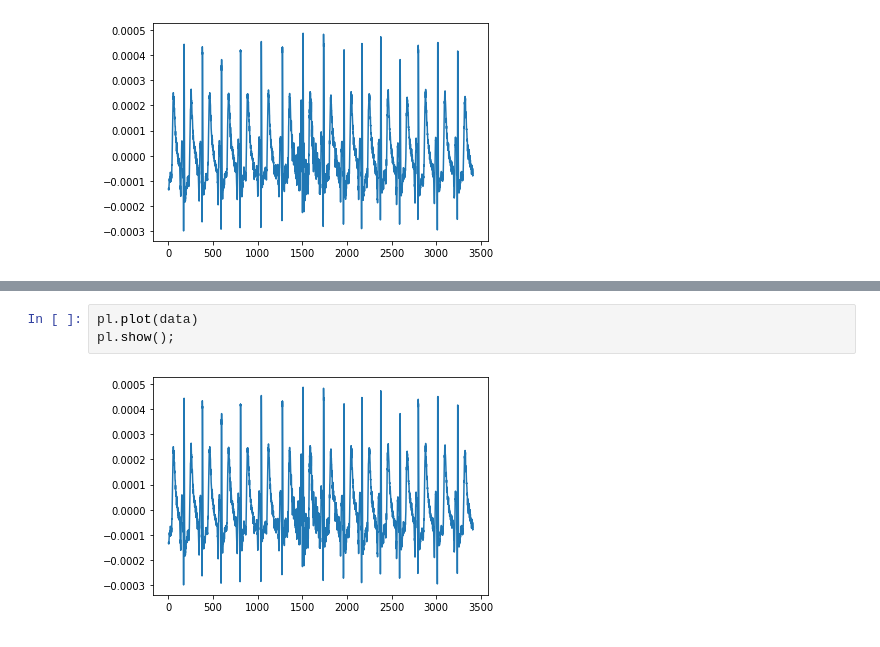
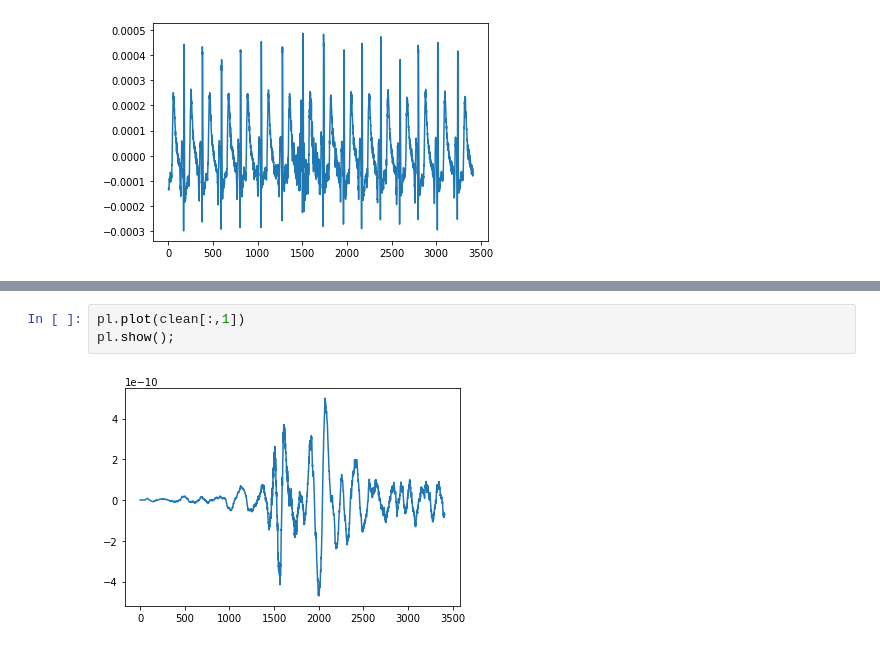
Before and after one commit to nibagon/datarecordings, a Jupyter notebook: Untitled.ipynb, the cells around one changed output, grey strips where cells are left out. Cells and saved outputs as stored; diff of their text form.

Commit message:
cleaningdatatagain

```diff
--- a/Untitled.ipynb
+++ b/Untitled.ipynb
@@ -59,7 +59,7 @@ pl.show();
 # %% [output]
 [figure]
 # %%
-pl.plot(data)
+pl.plot(clean[:,1])
 pl.show();
 # %% [output]
-[figure, old version]
+[figure, new version]
```
Also changed, not shown: parts of 4 cells of this notebook, 33 other files.
